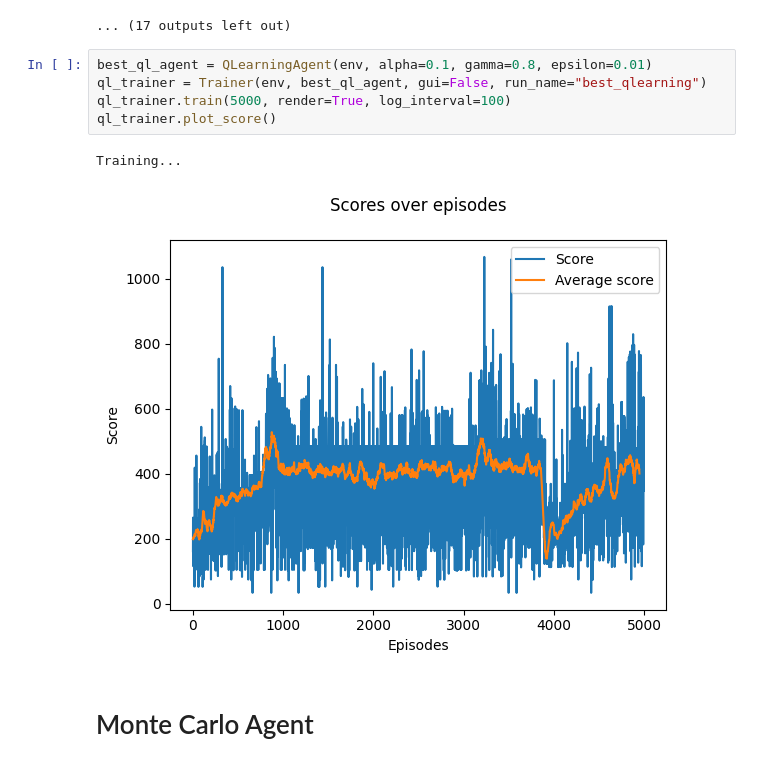
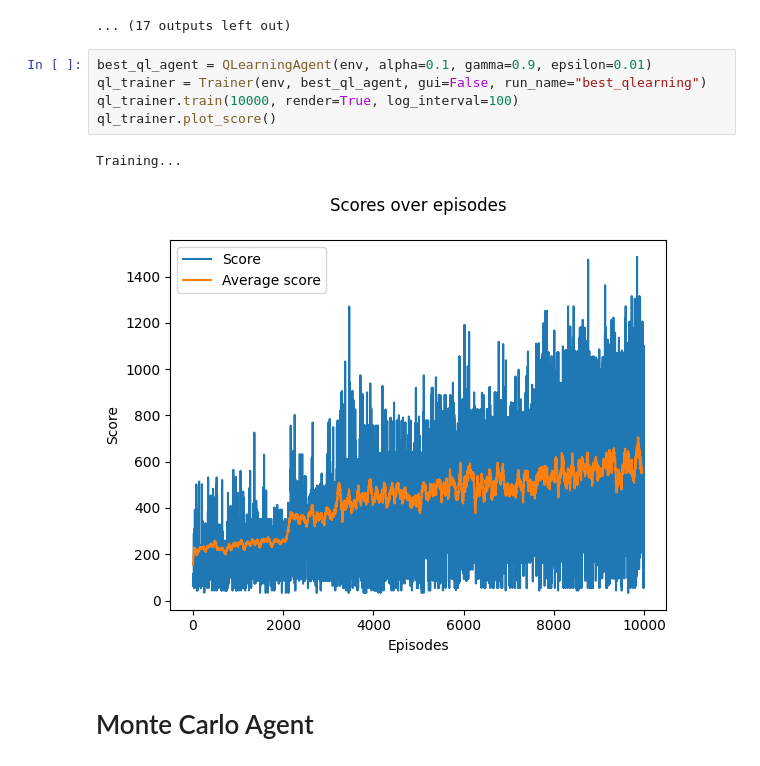
Before and after one commit to Ramlaoui/rl-pacman, a Jupyter notebook: notebooks/play.ipynb, the cells around one changed output. Saved outputs shown, nothing was run; the diff lists cells and outputs as text.

```diff
--- a/notebooks/play.ipynb
+++ b/notebooks/play.ipynb
@@ -107,13 +106,13 @@ Training...
 Training...
 ... (17 outputs left out)
 # %%
-best_ql_agent = QLearningAgent(env, alpha=0.1, gamma=0.8, epsilon=0.01)
+best_ql_agent = QLearningAgent(env, alpha=0.1, gamma=0.9, epsilon=0.01)
 ql_trainer = Trainer(env, best_ql_agent, gui=False, run_name="best_qlearning")
-ql_trainer.train(5000, render=True, log_interval=100)
+ql_trainer.train(10000, render=True, log_interval=100)
 ql_trainer.plot_score()
 # %% [output]
 Training...
-[figure, old version]
+[figure, new version]
 # %% [markdown]
 # Monte Carlo Agent
 # %%
```
Also changed, not shown: parts of 11 cells of this notebook.
